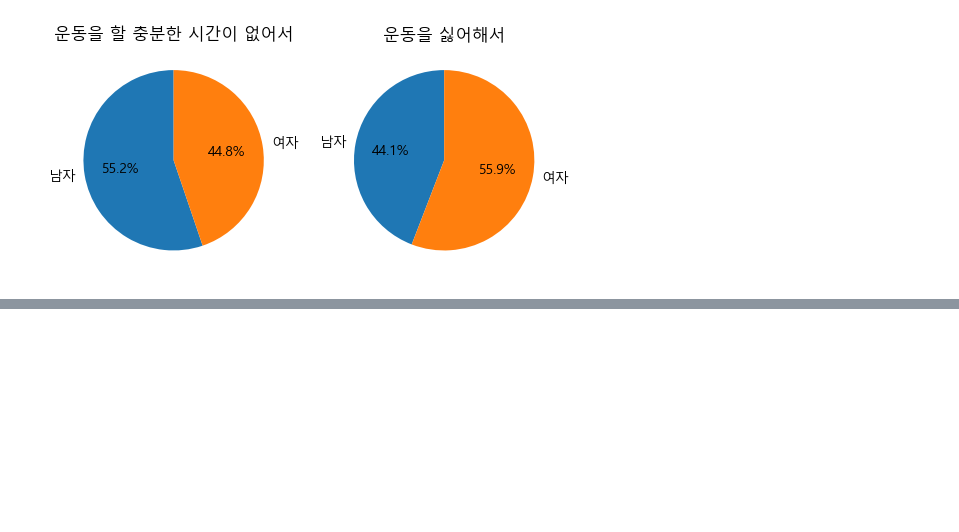
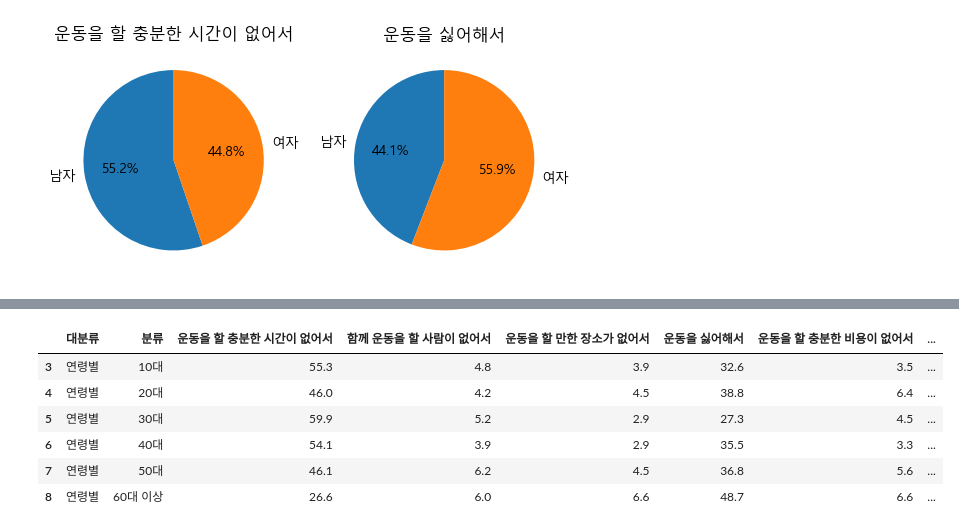
Before and after one commit to eunburi/green_data, a Jupyter notebook: not_excercise.ipynb, the cells around one changed output, grey strips where cells are left out. Cells and saved outputs as stored; diff of their text form; code cells hidden in the pictures; blank space fills up the shorter version.

```diff
--- a/not_excercise.ipynb
+++ b/not_excercise.ipynb
@@ -189,0 +241,11 @@ Text(0, 0.5, '')
+# %%
+not_ex_age = not_exercise[not_exercise['대분류'] == '연령별'].copy() #깊은 복사
+not_ex_age
+# %% [output]
+|  | 대분류 | 분류 | 운동을 할 충분한 시간이 없어서 | 함께 운동을 할 사람이 없어서 | 운동을 할 만한 장소가 없어서 | 운동을 싫어해서 | 운동을 할 충분한 비용이 없어서 | ... |
+| 3 | 연령별 | 10대 | 55.3 | 4.8 | 3.9 | 32.6 | 3.5 | ... |
+| 4 | 연령별 | 20대 | 46.0 | 4.2 | 4.5 | 38.8 | 6.4 | ... |
+| 5 | 연령별 | 30대 | 59.9 | 5.2 | 2.9 | 27.3 | 4.5 | ... |
+| 6 | 연령별 | 40대 | 54.1 | 3.9 | 2.9 | 35.5 | 3.3 | ... |
+| 7 | 연령별 | 50대 | 46.1 | 6.2 | 4.5 | 36.8 | 5.6 | ... |
+| 8 | 연령별 | 60대 이상 | 26.6 | 6.0 | 6.6 | 48.7 | 6.6 | ... |
```
Also changed, not shown: parts of 15 cells of this notebook, 3 other files.
